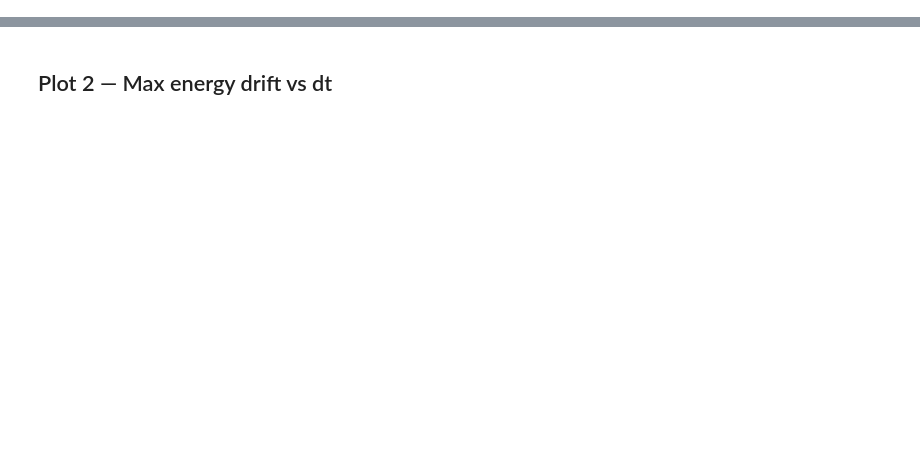
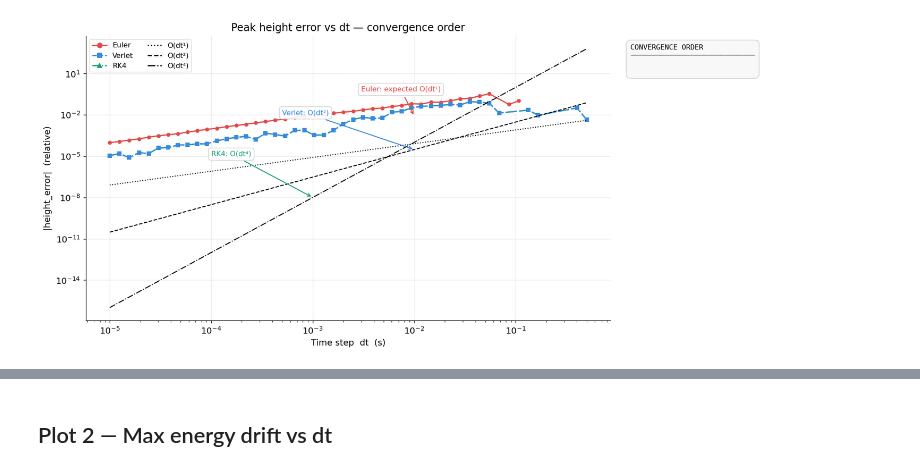
Before and after one commit to TomLaclavere/3DPhysicsEngine, a Jupyter notebook: benchmarks/Bouncing/benchmark_analysis.ipynb, the cells around one changed output, grey strips where cells are left out. Saved outputs shown, nothing was run; the diff lists cells and outputs as text; code cells hidden in the pictures; blank space fills up the shorter version.

```diff
--- a/benchmarks/Bouncing/benchmark_analysis.ipynb
+++ b/benchmarks/Bouncing/benchmark_analysis.ipynb
@@ -148,0 +83,64 @@ plt.show()
+# %%
+fig, (ax, ax_notes) = plt.subplots(
+    1, 2, figsize=(15, 6),
+    gridspec_kw={"width_ratios": [2, 1]}
+)
+
+for solver, grp in df.groupby("solver"):
+    s = SOLVER_STYLE[solver]
+    grp = grp.sort_values("dt")
+    mask = grp["max_height_error"] > 0
+    ax.loglog(grp.loc[mask, "dt"], grp.loc[mask, "max_height_error"],
+              color=s["color"], marker=s["marker"], ls=s["ls"],
+              markersize=4, linewidth=1.6)
+
+# Reference slopes
+dt_ref = np.array([1e-5, 5e-1])
+ax.loglog(dt_ref, 8e-3  * dt_ref**1, "k:",  linewidth=1.2, label="O(dt¹)")
+ax.loglog(dt_ref, 3e-1  * dt_ref**2, "k--", linewidth=1.2, label="O(dt²)")
+ax.loglog(dt_ref, 1e4   * dt_ref**4, "k-.", linewidth=1.2, label="O(dt⁴)")
+
+# Annotations
+ax.annotate("Euler: expected O(dt¹)",
+            xy=(1e-2, 8e-3), xytext=(3e-3, 5e-1),
+            arrowprops=dict(arrowstyle="->", color="#E24B4A", lw=1.2),
+            color="#E24B4A", fontsize=9, bbox=ABOX)
+
+ax.annotate("Verlet: O(dt²)",
+            xy=(1e-2, 3e-5), xytext=(5e-4, 1e-2),
+            arrowprops=dict(arrowstyle="->", color="#378ADD", lw=1.2),
+            color="#378ADD", fontsize=9, bbox=ABOX)
+
+ax.annotate("RK4: O(dt⁴)",
+            xy=(1e-3, 1e-8), xytext=(1e-4, 1e-5),
+            arrowprops=dict(arrowstyle="->", color="#1D9E75", lw=1.2),
+            color="#1D9E75", fontsize=9, bbox=ABOX)
+
+ax.set_xlabel("Time step  dt  (s)")
+ax.set_ylabel("|height_error|  (relative)")
+ax.set_title("Peak height error vs dt — convergence order")
+
+handles_s = [Line2D([0],[0], color=s["color"], marker=s["marker"], ls=s["ls"], label=k, markersize=6)
+             for k, s in SOLVER_STYLE.items()]
+handles_r = [
+    Line2D([0],[0], color="k", ls=":",  label="O(dt¹)"),
+    Line2D([0],[0], color="k", ls="--", label="O(dt²)"),
+    Line2D([0],[0], color="k", ls="-.", label="O(dt⁴)"),
+]
+ax.legend(handles=handles_s + handles_r, fontsize=9, framealpha=0.5,
+          ncol=2, loc="upper left")
+
+ax_notes.axis("off")
+notes = (
+    "CONVERGENCE ORDER\n"
+    "─────────────────────────────\n\n"
+)
+ax_notes.text(0.04, 0.97, notes, transform=ax_notes.transAxes,
+              fontsize=9, va="top", family="monospace",
+              bbox=dict(boxstyle="round,pad=0.6", fc="#f8f8f8", ec="#cccccc", lw=0.8))
+
+plt.tight_layout()
+plt.savefig("plot_convergence.png", dpi=150, bbox_inches="tight")
+plt.show()
+# %% [output]
+[figure, added]
```
Also changed, not shown: parts of 18 cells of this notebook, 9 other files.
